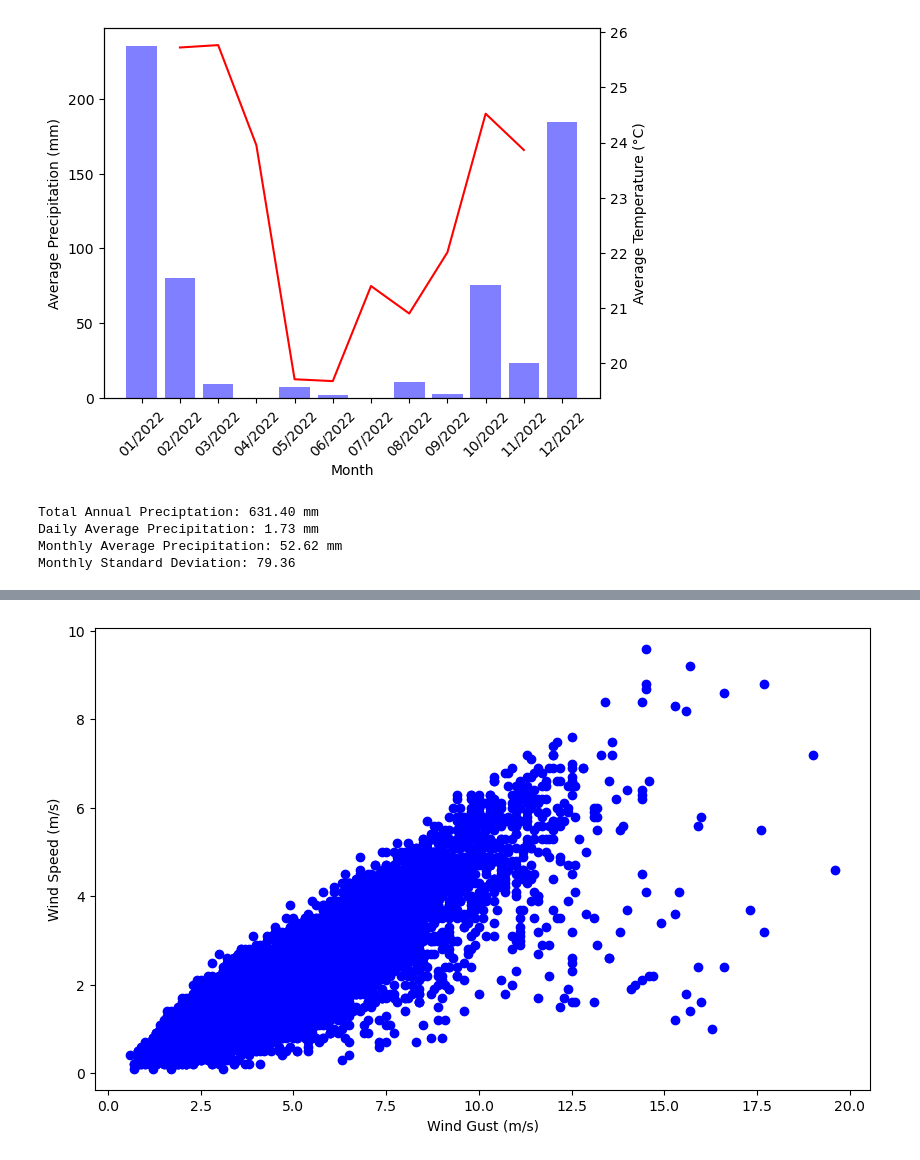
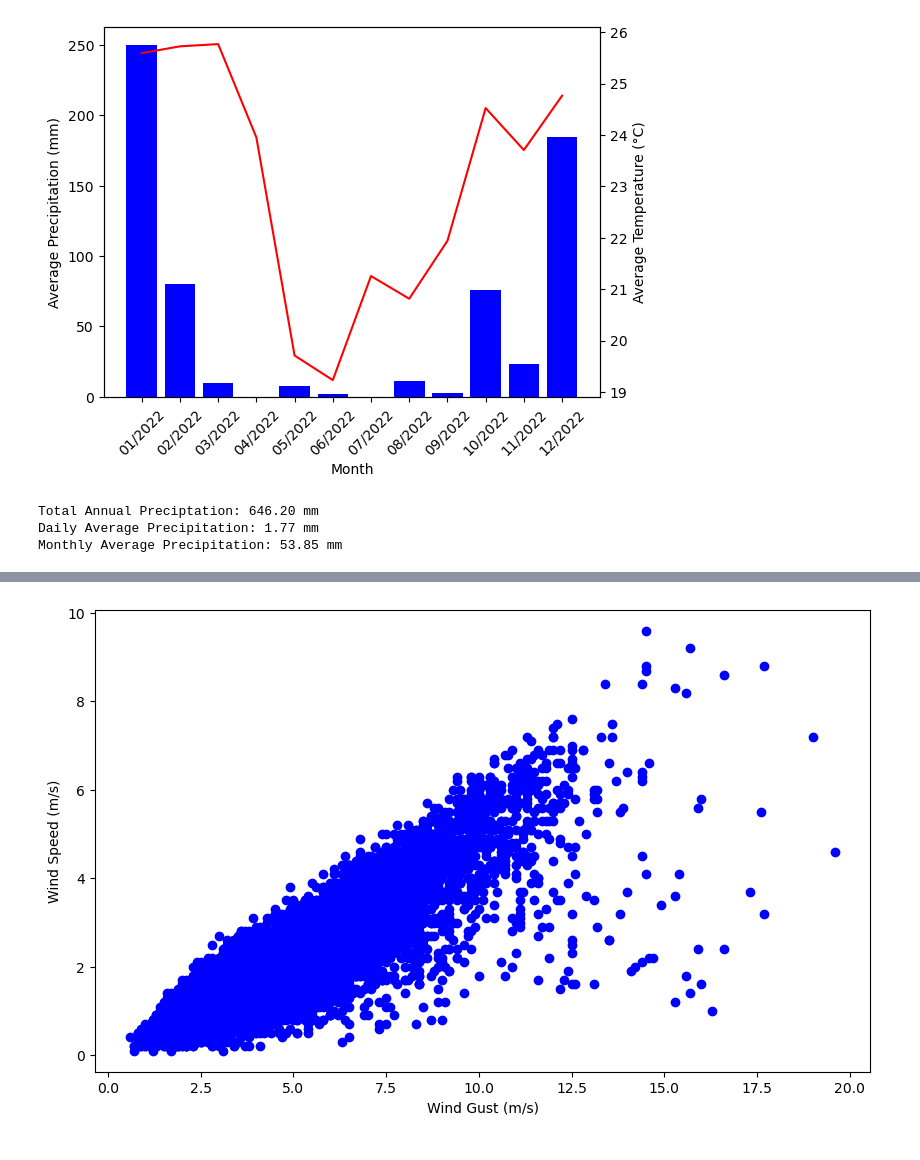
Before and after one commit to gustavopin/RainDataAnalysis, a Jupyter notebook: analysis.ipynb, the cells around one changed output, grey strips where cells are left out. Drawn from its saved outputs; the diff is of its cells as text; code cells hidden in the pictures.

Commit message:
filled NaN values with backfill to correct the first plot

```diff
--- a/analysis.ipynb
+++ b/analysis.ipynb
@@ -17,23 +17,23 @@ data = pd.read_csv('Data/station_data.csv')
 # inserting data to lists
 dates = data['Data'].tolist()
 time = data['Hora (UTC)'].tolist()
-temp_inst = data['Temp. Ins. (C)'].tolist()
+temp_inst = data['Temp. Ins. (C)'].fillna(method = 'bfill').tolist()
 temp_max = data['Temp. Max. (C)'].tolist()
-temp_min = data['Temp. Min. (C)'].fillna(0).tolist()
-umidity_inst = data['Umi. Ins. (%)'].tolist()
+temp_min = data['Temp. Min. (C)'].tolist()
+umidity_inst = data['Umi. Ins. (%)'].fillna(method = 'bfill').tolist()
 umidity_max = data['Umi. Max. (%)'].tolist()
 umidity_min = data['Umi. Min. (%)'].tolist()
-dew_inst = data['Pto Orvalho Ins. (C)'].tolist()
+dew_inst = data['Pto Orvalho Ins. (C)'].fillna(method = 'bfill').tolist()
 dew_max = data['Pto Orvalho Max. (C)'].tolist()
 dew_min = data['Pto Orvalho Min. (C)'].tolist()
-pressure_inst = data['Pressao Ins. (hPa)'].tolist()
+pressure_inst = data['Pressao Ins. (hPa)'].fillna(method = 'bfill').tolist()
 pressure_max = data['Pressao Max. (hPa)'].tolist()
 pressure_min = data['Pressao Min. (hPa)'].tolist()
-wind_speed = data['Vel. Vento (m/s)'].tolist()
-wind_dir = data['Dir. Vento (m/s)'].tolist()
-wind_gust = data['Raj. Vento (m/s)'].tolist()
-radiation = data['Radiacao (KJ/m²)'].tolist()
-precip = data['Chuva (mm)'].fillna(0).tolist()
+wind_speed = data['Vel. Vento (m/s)'].fillna(method = 'bfill').tolist()
+wind_dir = data['Dir. Vento (m/s)'].fillna(method = 'bfill').tolist()
+wind_gust = data['Raj. Vento (m/s)'].fillna(method = 'bfill').tolist()
+radiation = data['Radiacao (KJ/m²)'].fillna(method = 'bfill').tolist()
+precip = data['Chuva (mm)'].fillna(method = 'bfill').tolist()
 # %%
 # Monthly precipitation graph throughout the year
 monthly_precip = {}
@@ -75,40 +75,35 @@ for month, data in monthly_temp.items():
     monthly_avg_temp.append(data['avg_temp'])
 
 # making a dual axis graph
 fig, ax1 = plt.subplots()
 
 # Plot average precipitation on left y-axis
 ax1.set_xlabel('Month')
 ax1.set_ylabel('Average Precipitation (mm)')
-ax1.bar(months, precipi, color='blue', alpha=0.5)
+ax1.bar(months, precipi, color = 'blue')
 plt.xticks(rotation = 45)
 
 # Create a twin axis for temperature on the right side
 ax2 = ax1.twinx()
 
 # Plot average temperature on right y-axis
 ax2.set_ylabel('Average Temperature (°C)')
 ax2.plot(months, monthly_avg_temp, color='red')
 plt.show()
 
 # Total annual preciptation
 annual_precip = sum(precip)
 print(f'\nTotal Annual Preciptation: {annual_precip:.2f} mm')
 
 # Daily average of precipitation
 daily_aver_precip = annual_precip / 365
 print(f'Daily Average Precipitation: {daily_aver_precip:.2f} mm')
 
 # Monthly mean
 mean_mprec = statistics.mean(precipi)
 print(f'Monthly Average Precipitation: {mean_mprec:.2f} mm')
-
-# Monthly Standard Deviation
-stdev_mpreci = statistics.stdev(precipi)
-print(f'Monthly Standard Deviation: {stdev_mpreci:.2f}')
 # %% [output]
-[figure, old version]
+[figure, new version]
-Total Annual Preciptation: 631.40 mm
-Daily Average Precipitation: 1.73 mm
-Monthly Average Precipitation: 52.62 mm
-Monthly Standard Deviation: 79.36
+Total Annual Preciptation: 646.20 mm
+Daily Average Precipitation: 1.77 mm
+Monthly Average Precipitation: 53.85 mm
```
Also changed, not shown: parts of 4 cells of this notebook, 1 other file.
